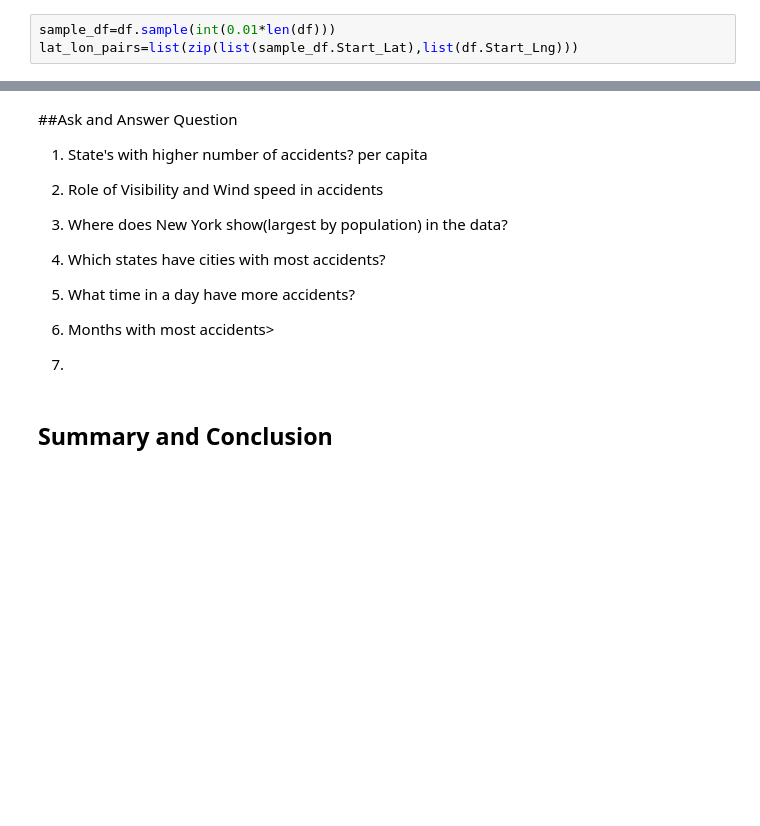
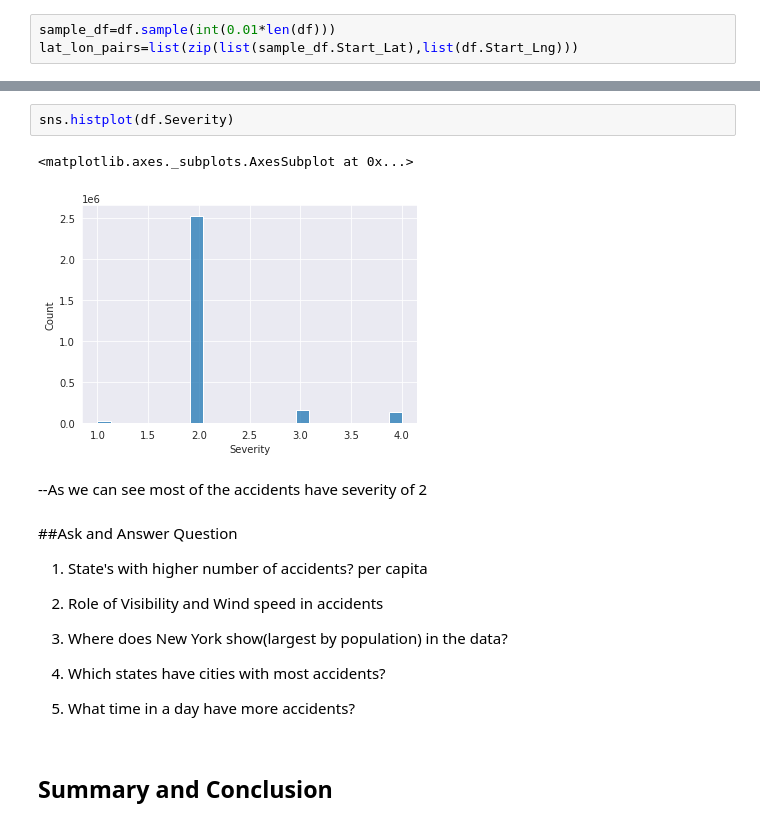
Before and after one commit to ved-et9/Us-accident-data-analysis, a Jupyter notebook: us_accident_analysis.ipynb, the cells around one changed output, grey strips where cells are left out. Cells and saved outputs as stored; diff of their text form; blank space fills up the shorter version.

```diff
--- a/us_accident_analysis.ipynb
+++ b/us_accident_analysis.ipynb
@@ -334,3 +377,10 @@ df.weather
+# %%
+sns.histplot(df.Severity)
+# %% [output]
+<matplotlib.axes._subplots.AxesSubplot at 0x...>
+[figure, added]
+# %% [markdown]
+--As we can see most of the accidents have severity of 2
 # %% [markdown]
 ##Ask and Answer Question
 
@@ -344,10 +394,6 @@ per capita
 4. Which states have cities with most accidents?
 
 5. What time in a day have more accidents?
-
-6. Months with most accidents>
-
-7.
 # %% [markdown]
 ## Summary and Conclusion
 # %% [markdown]
```
Also changed, not shown: parts of 9 cells of this notebook.
